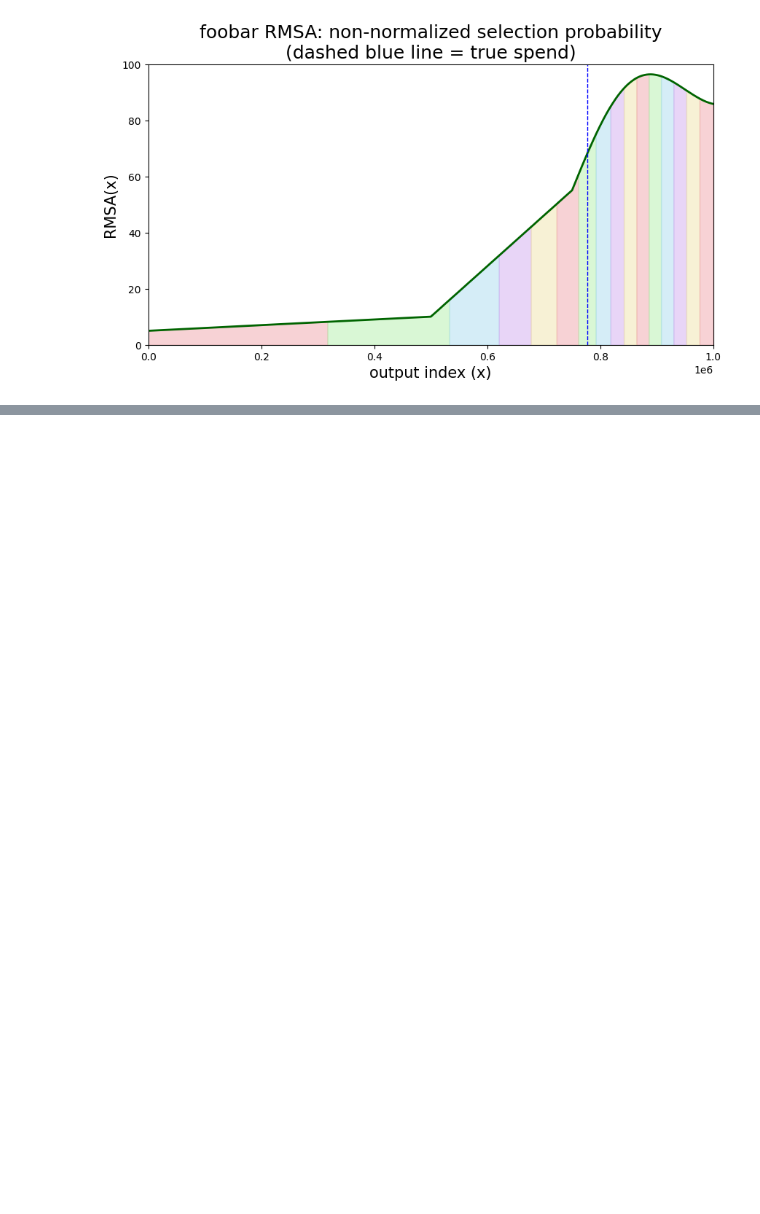
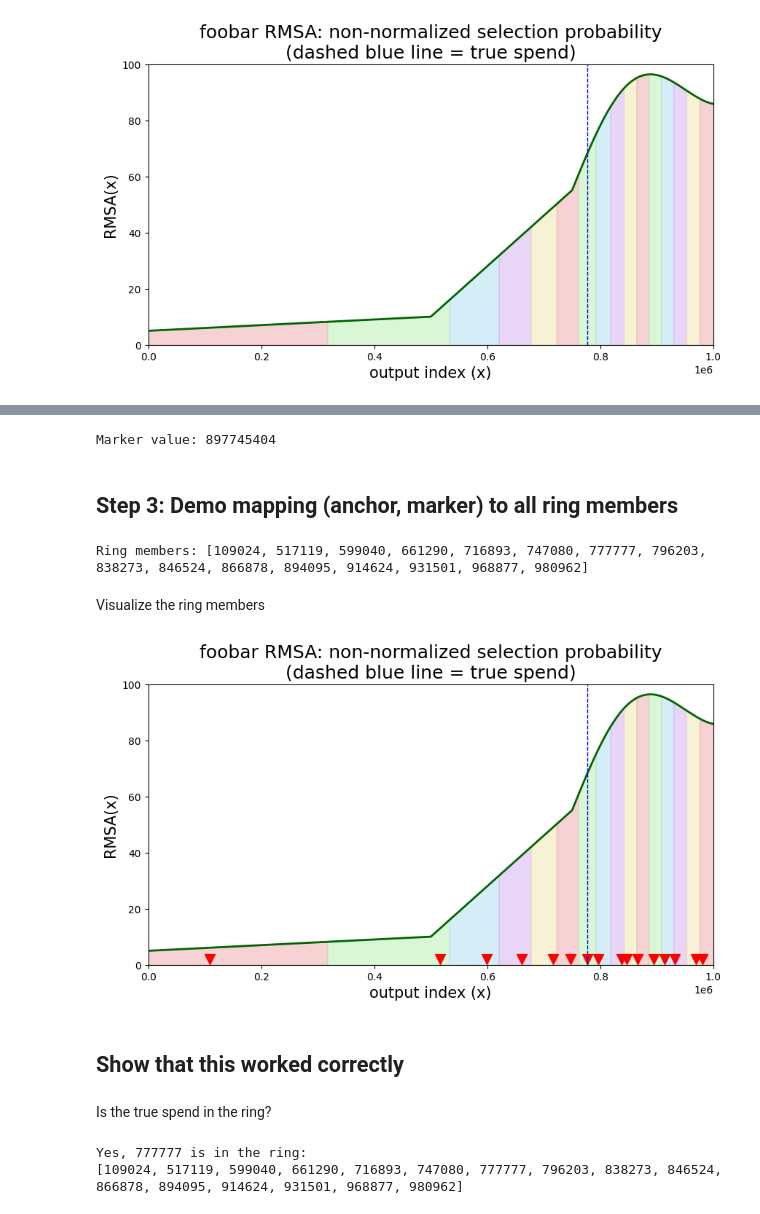
Before and after one commit to Mitchellpkt/isthmus_indices_dev, a Jupyter notebook: dev.ipynb, the cells around one changed output, grey strips where cells are left out. Saved outputs shown, nothing was run; the diff lists cells and outputs as text; code cells hidden in the pictures; blank space fills up the shorter version.

Commit message:
feat: complete demo

```diff
--- a/dev.ipynb
+++ b/dev.ipynb
@@ -48,7 +52,7 @@ def foobar_RMSA(x: int, h: int) -> float:
 # %% [markdown]
 Plot the RMSA for an output set with 1 million indices
 # %%
-anchor_h: int = 1_000_000
+demo_anchor: int = 1_000_000
 # %%
 plot_downsample_factor: int = 1000
 isthmuslib.plot(
@@ -143,0 +168,73 @@ window_plot_helper(anchor_h, r, get_windows, foobar_RMSA)
+# %%
+marker: int = get_marker_value(x_true)
+print(f"Marker value: {marker}")
+# %% [output]
+Marker value: 897745404
+# %% [markdown]
+## Step 3: Demo mapping (anchor, marker) to all ring members
+# %%
+def get_ring_members(anchor: int, marker: int) -> List[int]:
+    # Get the windows
+    windows: List[Tuple[int, int]] = get_windows(r, anchor)
+
+    ring_member_indices: List[int] = []
+    for w_start, w_end in windows:
+        window_width: int = w_end - w_start
+        output_index_in_window: int = marker % window_width
+        ring_member_indices.append(w_start + output_index_in_window)
+
+    return ring_member_indices
+# %%
+ring_members: List[int] = get_ring_members(demo_anchor, marker)
+print(f"Ring members: {ring_members}")
+# %% [output]
+Ring members: [109024, 517119, 599040, 661290, 716893, 747080, 777777, 796203, 838273, 846524, 866878, 894095, 914624, 931501, 968877, 980962]
+# %% [markdown]
+Visualize the ring members
+# %%
+def ring_plot_helper(h: int, r: int):
+    # Get the RMSA and window values
+    x_values: List[float] = list(np.arange(0, h + 1))
+    y_values: List[float] = list(np.array([foobar_RMSA(x, h) for x in x_values]))
+    windows: List[Tuple[float, float]] = get_windows(r, h)
+
+    isthmuslib.plot(
+        x_values,
+        y_values,
+        xlabel="output index (x)",
+        ylabel="RMSA(x)",
+        grid=False,
+        figsize=(10, 5),
+        title=f'foobar RMSA: non-normalized selection probability\n(dashed blue line = true spend)',
+        show=False,
+        downsample=1000,
+        linewidth=2,
+        ylim=(0, 100),
+    )
+
+    # Shade the area under the curve based on the window
+    colors: List[str] = ["#f0a6ad", "#b4f0ad", "#adddf0", "#d2adf0", "#f0e4ad"]
+    for i, (start_x, end_x) in enumerate(windows):
+        plt.fill_between(
+            x_values[start_x:end_x + 1],
+            y_values[start_x:end_x + 1],
+            color=colors[i % len(colors)],
+            alpha=0.5)
+    plt.axvline(x=x_true, color="blue", linestyle="--", linewidth=1)
+    plt.scatter(ring_members, [2] * len(ring_members), color="red", s=100, marker="v")
+    plt.show()
+
+
+ring_plot_helper(demo_anchor, r)
+# %% [output]
+[figure, added]
+# %% [markdown]
+## Show that this worked correctly
+# %% [markdown]
+Is the true spend in the ring?
+# %%
+if x_true in ring_members:
+    print(f"Yes, {x_true} is in the ring:\n{ring_members}")
+# %% [output]
+Yes, 777777 is in the ring:
+[109024, 517119, 599040, 661290, 716893, 747080, 777777, 796203, 838273, 846524, 866878, 894095, 914624, 931501, 968877, 980962]
```
Also changed, not shown: parts of 12 cells of this notebook.
